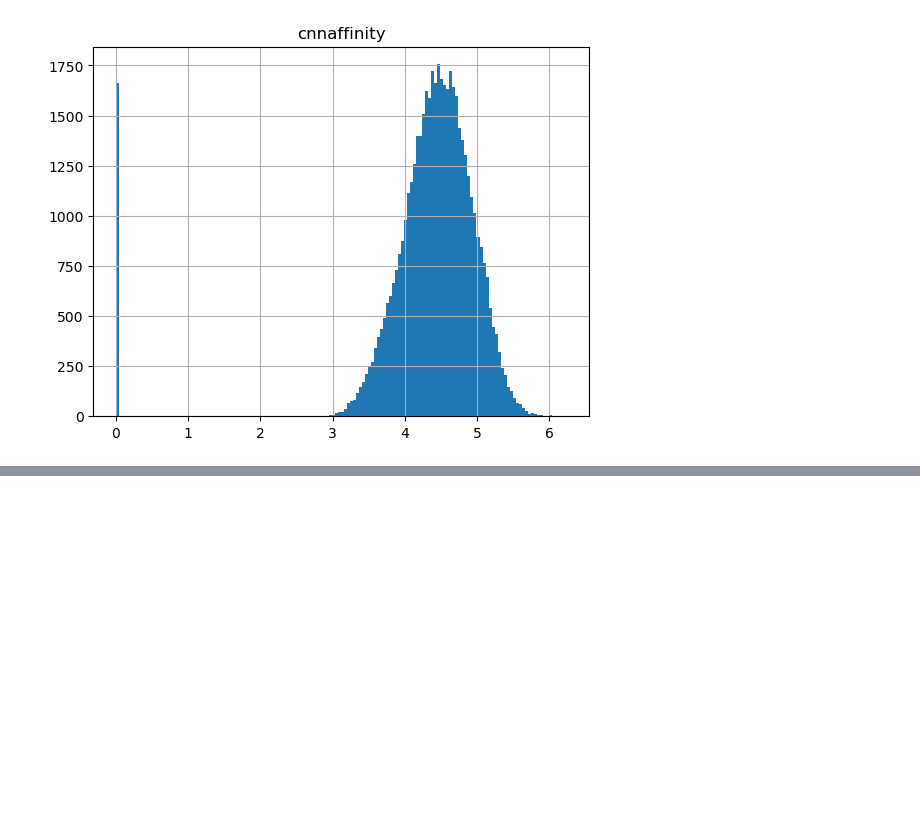
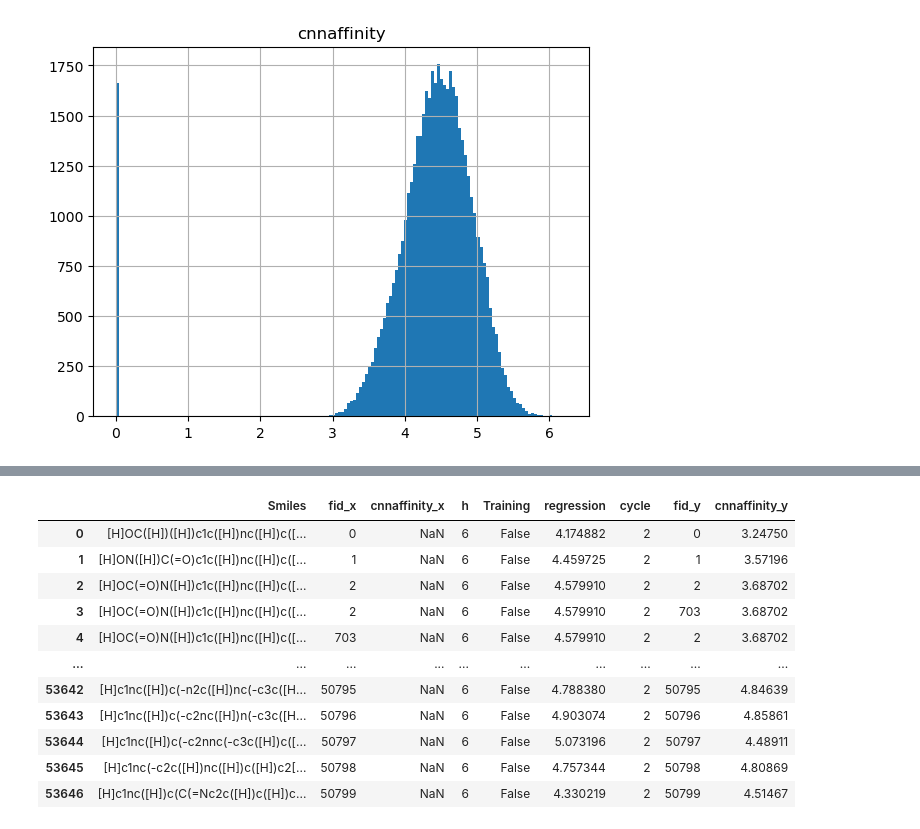
Before and after one commit to BenCree/fegrow_al_data, a Jupyter notebook: plots.ipynb, the cells around one changed output, grey strips where cells are left out. Cells and saved outputs as stored; diff of their text form; code cells hidden in the pictures; blank space fills up the shorter version.

```diff
--- a/plots.ipynb
+++ b/plots.ipynb
@@ -927,0 +977,76 @@ res
+# %%
+%cd /home/cree/code/gal/cs50k/rep_3/gp_300_UCB_True_10/
+
+import os
+import pandas as pd
+import seaborn as sns
+import numpy as np
+import matplotlib.pyplot as plt
+
+def create_test_df(directory):
+    """
+    Concatenate all selection.csv files from each cycle directory within the specified directory.
+
+    Parameters:
+    - directory: str, the path to the directory containing cycle folders.
+
+    Returns:
+    - all_selections_df: DataFrame, containing all the data with an additional 'cycle' column.
+    """
+    # Initialize an empty DataFrame
+    all_selections_df = []
+    # List all cycle directories in the specified directory
+    cycle_dirs = [d for d in os.listdir(directory) if
+                  os.path.isdir(os.path.join(directory, d)) and d.startswith('cycle_') and not d.endswith('0001')]
+    cycle_dirs = sorted(cycle_dirs, key=lambda x: int(x.split('_')[1]))
+
+
+
+    print(cycle_dirs)
+    # Iterate over each directory and append the data to the DataFrame
+    for cycle_dir in cycle_dirs:
+        cycle_path = os.path.join(directory, cycle_dir, 'virtual_library_with_predictions.csv')
+        #print(cycle_path)
+        if os.path.exists(cycle_path):
+            # Read the selection.csv file
+            cycle_df = pd.read_csv(cycle_path)
+
+            # Add a 'cycle' column to keep track of the source
+            cycle_number = int(cycle_dir.split('_')[1])  # Extract cycle number from the directory name
+            cycle_df['cycle'] = cycle_number
+            cycle_df['regression'] = cycle_df['regression'].abs()
+            # cycle_df['cnnaffinity'].astype('float').dtypes
+
+            # Append the DataFrame to the main DataFrame
+            all_selections_df.append(cycle_df)
+            #all_selections_df['expt] = directory
+    return all_selections_df
+
+oracle_csv_path = '/home/cree/code/gal/cs50k/cs_49k.csv'
+oracle_df = pd.read_csv(oracle_csv_path)
+
+directory = '.'
+cycle_dirs = [d for d in os.listdir(directory) if os.path.isdir(os.path.join(directory, d))]
+cycle_dirs
+
+a = create_test_df('.')
+#len(a)
+
+def calc_rmse(df_list):
+    rmse_list = []
+    print(f'calculating rmses for {len(df_list)} cycles')
+    for i, df in enumerate(df_list):
+        # Merge with oracle_df on 'Smiles'
+        merged_df = pd.merge(df, oracle_df, how='outer', on='Smiles')
+        # Calculate RMSE
+        rmse = mean_squared_error(merged_df['cnnaffinity_y'], merged_df['regression'], squared=False)
+        rmse_list.append(rmse)
+        print(f'rmse for cycle {i} is {rmse}')
+        print(f'df:\n {df}')
+        #print(f'cycle number: {len(rmse_list)}')
+    return rmse_list
+
+#a[0].reset_index(
+b = pd.merge(a[0],oracle_df, how='outer', on='Smiles')
+b
+# %% [output]
@@ -927,0 +1055,12 @@ res
+|  | Smiles | fid_x | cnnaffinity_x | h | Training | regression | cycle | fid_y | cnnaffinity_y |
+| 0 | [H]OC([H])([H])c1c([H])nc([H])c([... | 0 | NaN | 6 | False | 4.174882 | 2 | 0 | 3.24750 |
+| 1 | [H]ON([H])C(=O)c1c([H])nc([H])c([... | 1 | NaN | 6 | False | 4.459725 | 2 | 1 | 3.57196 |
+| 2 | [H]OC(=O)N([H])c1c([H])nc([H])c([... | 2 | NaN | 6 | False | 4.579910 | 2 | 2 | 3.68702 |
+| 3 | [H]OC(=O)N([H])c1c([H])nc([H])c([... | 2 | NaN | 6 | False | 4.579910 | 2 | 703 | 3.68702 |
+| 4 | [H]OC(=O)N([H])c1c([H])nc([H])c([... | 703 | NaN | 6 | False | 4.579910 | 2 | 2 | 3.68702 |
+| ... | ... | ... | ... | ... | ... | ... | ... | ... | ... |
+| 53642 | [H]c1nc([H])c(-n2c([H])nc(-c3c([H... | 50795 | NaN | 6 | False | 4.788380 | 2 | 50795 | 4.84639 |
+| 53643 | [H]c1nc([H])c(-c2nc([H])n(-c3c([H... | 50796 | NaN | 6 | False | 4.903074 | 2 | 50796 | 4.85861 |
+| 53644 | [H]c1nc([H])c(-c2nnc(-c3c([H])c([... | 50797 | NaN | 6 | False | 5.073196 | 2 | 50797 | 4.48911 |
+| 53645 | [H]c1nc(-c2c([H])nc([H])c([H])c2[... | 50798 | NaN | 6 | False | 4.757344 | 2 | 50798 | 4.80869 |
+| 53646 | [H]c1nc([H])c(C(=Nc2c([H])c([H])c... | 50799 | NaN | 6 | False | 4.330219 | 2 | 50799 | 4.51467 |
```
Also changed, not shown: parts of 8 cells of this notebook.
